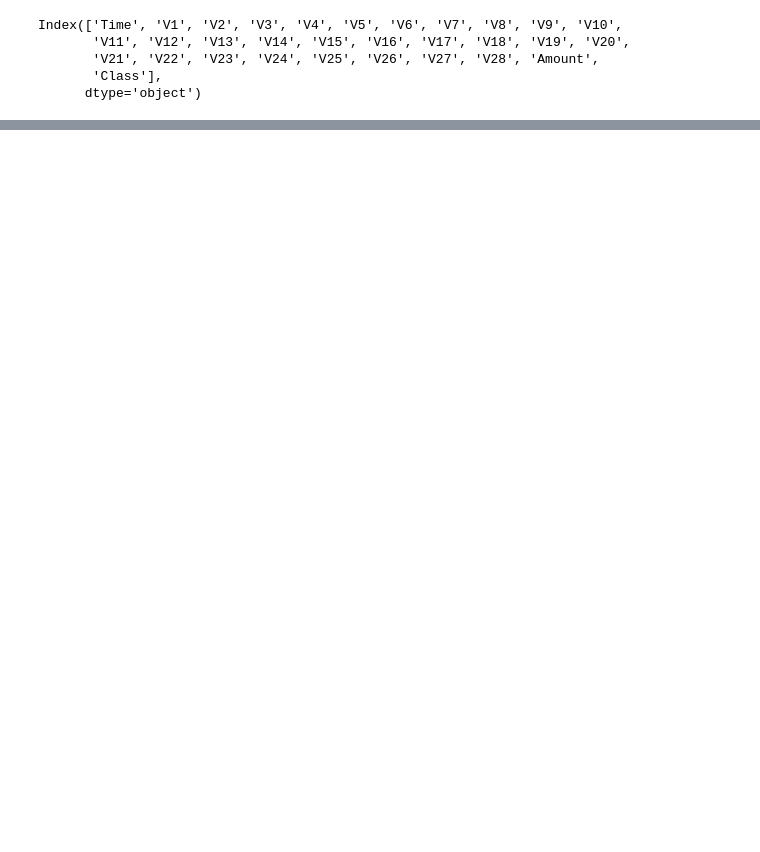
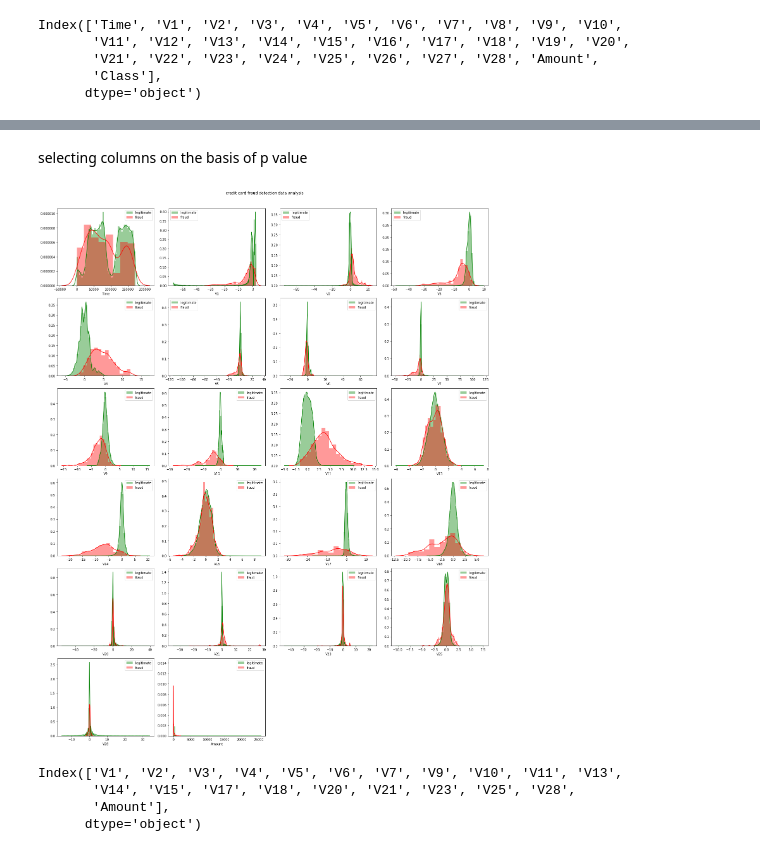
Before and after one commit to Rocky12312/Credit-Card-Fraud-Detection-Using-Convolutional-Neural-Network, a Jupyter notebook: Untitled0.ipynb, the cells around one changed output, grey strips where cells are left out. Cells and saved outputs as stored; diff of their text form; code cells hidden in the pictures; blank space fills up the shorter version.

```diff
--- a/Untitled0.ipynb
+++ b/Untitled0.ipynb
@@ -38,0 +69,10 @@ X = df
+# %%
+columns = np.full((corr.shape[0],), True, dtype=bool)
+for i in range(corr.shape[0]):
+    for j in range(i+1, corr.shape[0]):
+        if corr.iloc[i,j] >= 0.9:
+            if columns[j]:
+                columns[j] = False
+selected_columns = df.columns[columns]
+df = df[selected_columns]
+df.head(2)
@@ -38,0 +83,2 @@ X = df
+# %% [markdown]
+selecting columns on the basis of p value
@@ -38,0 +107,15 @@ X = df
+# %%
+fig = plt.figure(figsize = (20, 25))
+j = 0
+for i in df.columns:
+    plt.subplot(6, 4, j+1)
+    j += 1
+    sns.distplot(df[i][Y ==0], color='g', label = 'legitimate')
+    sns.distplot(df[i][Y ==1], color='r', label = 'fraud')
+    plt.legend(loc='best')
+fig.suptitle('credit card fraud detection data analysis')
+fig.tight_layout()
+fig.subplots_adjust(top=0.95)
+plt.show()
+# %% [output]
+[figure, added]
@@ -39 +126,8 @@ X = df
+# %%
+X.columns
+# %% [output]
+Index(['V1', 'V2', 'V3', 'V4', 'V5', 'V6', 'V7', 'V9', 'V10', 'V11', 'V13',
+       'V14', 'V15', 'V17', 'V18', 'V20', 'V21', 'V23', 'V25', 'V28',
+       'Amount'],
+      dtype='object')
 # %%
```
Also changed, not shown: parts of 31 cells of this notebook.
